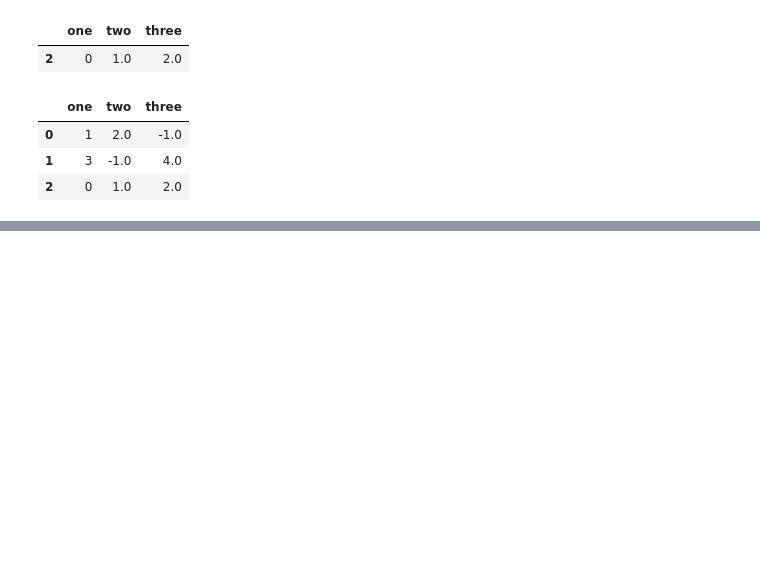
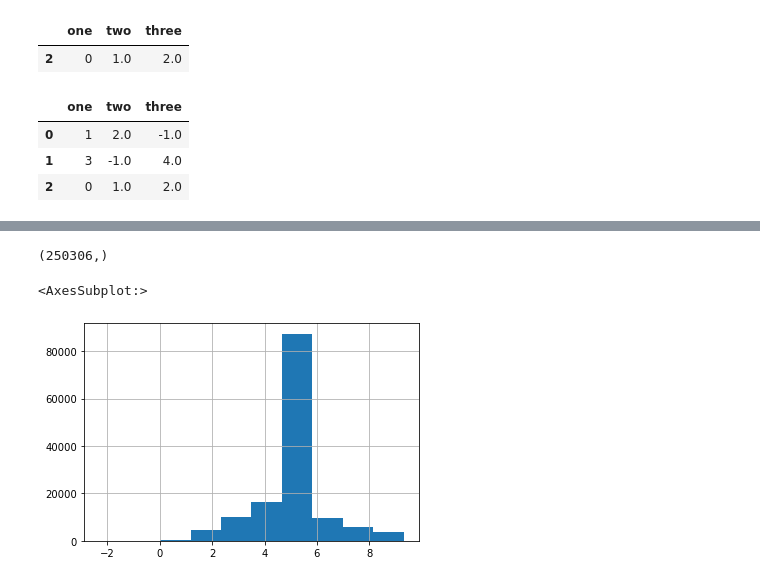
Before and after one commit to fktr00/Experiment, a Jupyter notebook: JP/Ml.ipynb, the cells around one changed output, grey strips where cells are left out. Drawn from its saved outputs; the diff is of its cells as text; code cells hidden in the pictures; blank space fills up the shorter version.

```diff
--- a/JP/Ml.ipynb
+++ b/JP/Ml.ipynb
@@ -54,3 +116,5 @@ test_data.fillna(-1)
 | 0 | 1 | 2.0 | -1.0 |
 | 1 | 3 | -1.0 | 4.0 |
 | 2 | 0 | 1.0 | 2.0 |
+# %%
+vis_data = pd.read_csv("train.csv", encoding = 'ISO-8859-1', low_memory = False)
@@ -56,0 +209,9 @@ test_data.fillna(-1)
+# %%
+vis_data.balance_due.shape
+# %% [output]
+(250306,)
+# %%
+np.log(vis_data.balance_due[vis_data.balance_due > 0]).hist()
+# %% [output]
+<AxesSubplot:>
+[figure, added]
```
Also changed, not shown: parts of 18 cells of this notebook.
